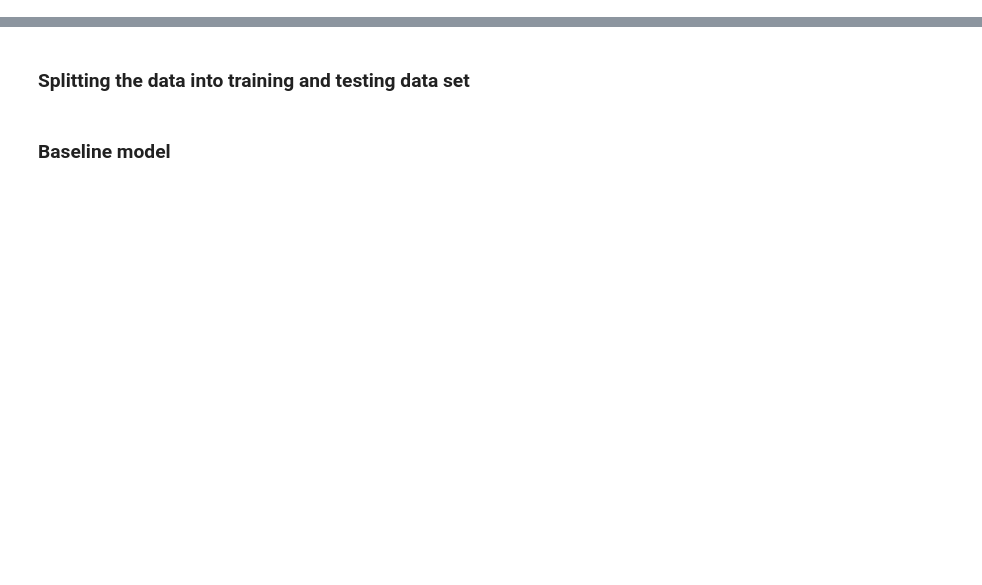
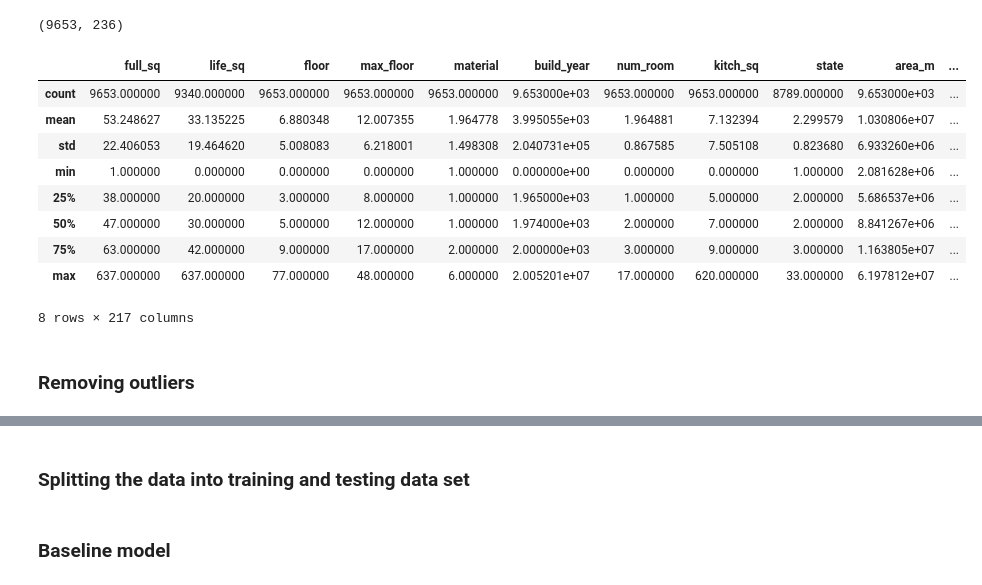
Before and after one commit to Yusuf-Olaniyi/House_Price_Prediction, a Jupyter notebook: Model Building.ipynb, the cells around one changed output, grey strips where cells are left out. Cells and saved outputs as stored; diff of their text form; code cells hidden in the pictures; blank space fills up the shorter version.

```diff
--- a/Model Building.ipynb
+++ b/Model Building.ipynb
@@ -192,0 +260,23 @@ df.head()
+# %%
+df = chk_multicollinearity('grp',df)
+df = chk_multicollinearity('share',df)
+df = chk_multicollinearity('hospi',df)
+# %%
+df.shape
+# %% [output]
+(9653, 236)
+# %%
+df.describe()
+# %% [output]
+|  | full_sq | life_sq | floor | max_floor | material | build_year | num_room | kitch_sq | state | area_m | ... |
+| count | 9653.000000 | 9340.000000 | 9653.000000 | 9653.000000 | 9653.000000 | 9.653000e+03 | 9653.000000 | 9653.000000 | 8789.000000 | 9.653000e+03 | ... |
+| mean | 53.248627 | 33.135225 | 6.880348 | 12.007355 | 1.964778 | 3.995055e+03 | 1.964881 | 7.132394 | 2.299579 | 1.030806e+07 | ... |
+| std | 22.406053 | 19.464620 | 5.008083 | 6.218001 | 1.498308 | 2.040731e+05 | 0.867585 | 7.505108 | 0.823680 | 6.933260e+06 | ... |
+| min | 1.000000 | 0.000000 | 0.000000 | 0.000000 | 1.000000 | 0.000000e+00 | 0.000000 | 0.000000 | 1.000000 | 2.081628e+06 | ... |
+| 25% | 38.000000 | 20.000000 | 3.000000 | 8.000000 | 1.000000 | 1.965000e+03 | 1.000000 | 5.000000 | 2.000000 | 5.686537e+06 | ... |
+| 50% | 47.000000 | 30.000000 | 5.000000 | 12.000000 | 1.000000 | 1.974000e+03 | 2.000000 | 7.000000 | 2.000000 | 8.841267e+06 | ... |
+| 75% | 63.000000 | 42.000000 | 9.000000 | 17.000000 | 2.000000 | 2.000000e+03 | 3.000000 | 9.000000 | 3.000000 | 1.163805e+07 | ... |
+| max | 637.000000 | 637.000000 | 77.000000 | 48.000000 | 6.000000 | 2.005201e+07 | 17.000000 | 620.000000 | 33.000000 | 6.197812e+07 | ... |
+8 rows × 217 columns
+# %% [markdown]
+### Removing outliers
```
Also changed, not shown: parts of 58 cells of this notebook.
